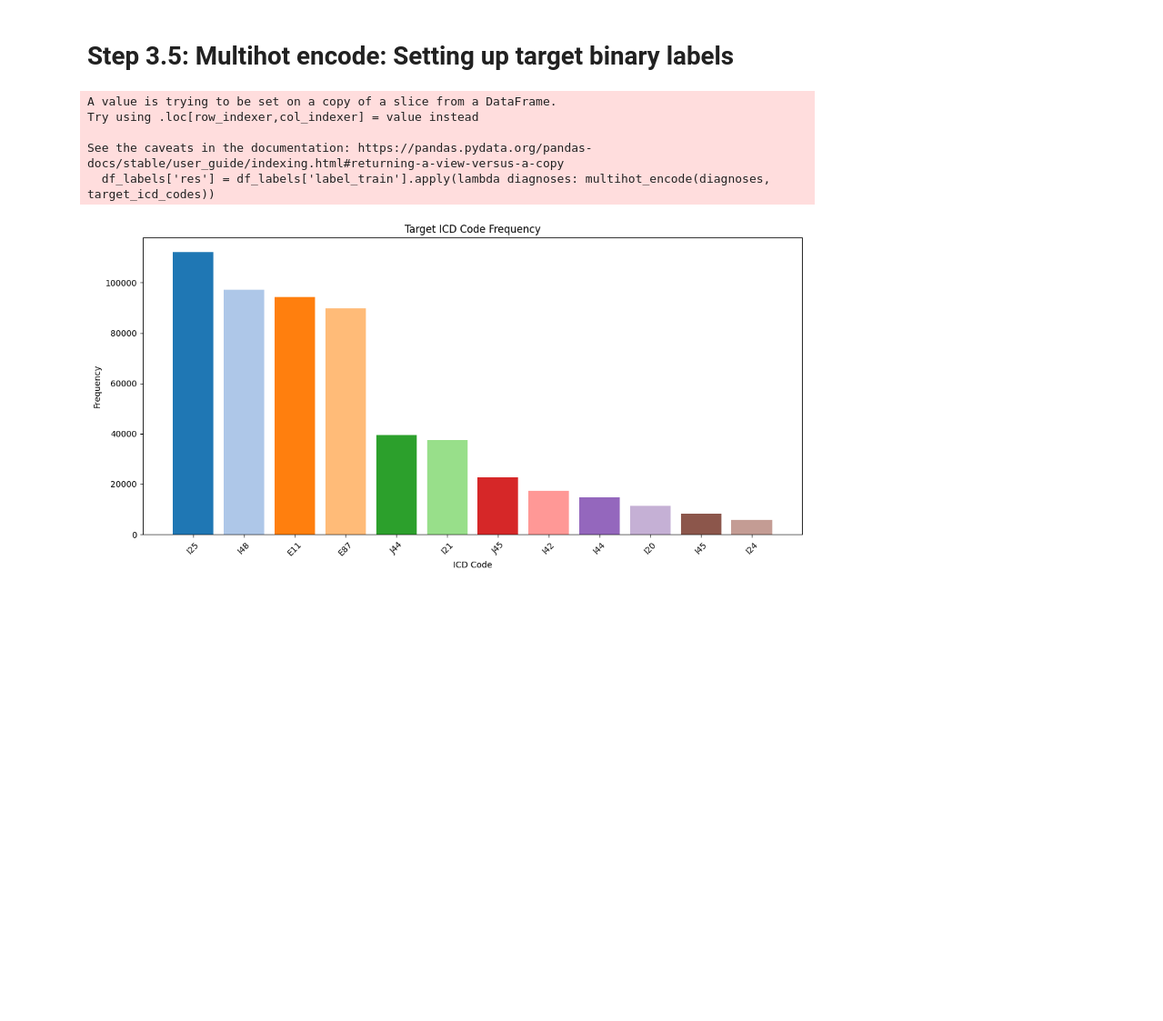
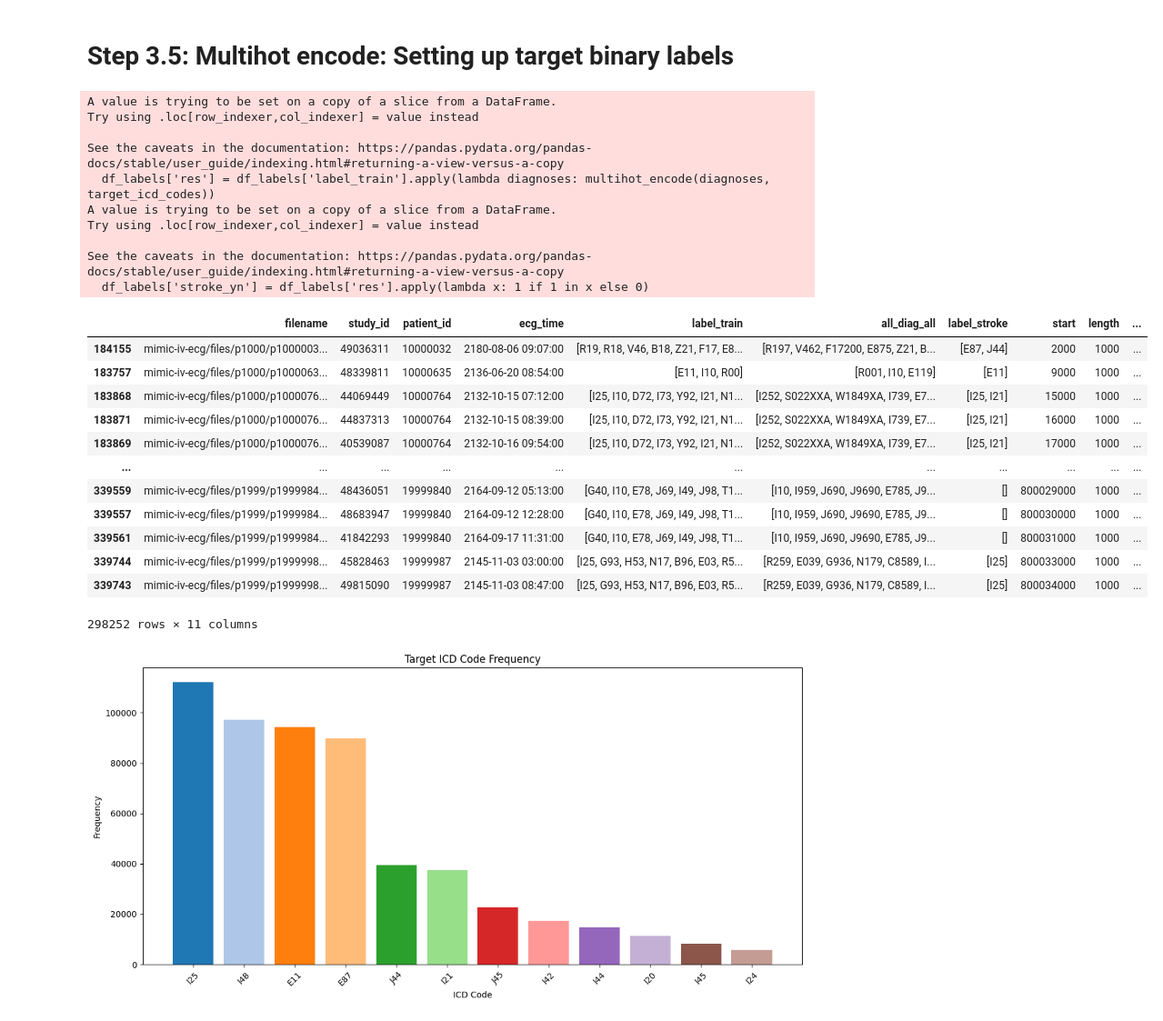
Before and after one commit to Zfeng0207/FIT3199-FYP, a Jupyter notebook: data_ingestion_and_preprocessing.ipynb, the cells around one changed output. Shown at 91% size. Drawn from its saved outputs; the diff is of its cells as text; code cells hidden in the pictures; blank space fills up the shorter version.

```diff
--- a/data_ingestion_and_preprocessing.ipynb
+++ b/data_ingestion_and_preprocessing.ipynb
@@ -304,8 +304,10 @@ def multihot_encode(diagnoses, icd_codes):
     num_classes = len(icd_codes)
     res = np.zeros(num_classes, dtype=np.float32)
     for diag in diagnoses:
-        if diag in icd_codes:
-            res[icd_codes.index(diag)] = 1
+        for i, code in enumerate(icd_codes):  # Iterate through icd_codes with index
+            if diag.startswith(code):
+                res[i] = 1
+                break
     return res
 # %%
 memmap_meta_path = "/content/drive/MyDrive/Colab Notebooks/ECG-MIMIC-main/src/data/memmap/memmap_meta.npz"
@@ -324,7 +326,10 @@ df_labels =  df_full[["filename",
             "start",
             "length"]]
 
-target_icd_codes = ("I481", "R000", "R001", "I210", "I200", "I20", "I21", "I24", "I25", "I42", "E87", "I48", "I44", "I45", "E1129", "E11", "J44", "J45")
+target_icd_codes = (
+    "I20", "I21", "I24", "I25",
+    "I42", "E87", "I48", "I44", "I45", "E11", "J44", "J45"
+)
 
 df_labels['res'] = df_labels['label_train'].apply(lambda diagnoses: multihot_encode(diagnoses, target_icd_codes))
 
@@ -337,6 +342,27 @@ Try using .loc[row_indexer,col_indexer] = value instead
 
 See the caveats in the documentation: https://pandas.pydata.org/pandas-docs/stable/user_guide/indexing.html#returning-a-view-versus-a-copy
   df_labels['res'] = df_labels['label_train'].apply(lambda diagnoses: multihot_encode(diagnoses, target_icd_codes))
+A value is trying to be set on a copy of a slice from a DataFrame.
+Try using .loc[row_indexer,col_indexer] = value instead
+
+See the caveats in the documentation: https://pandas.pydata.org/pandas-docs/stable/user_guide/indexing.html#returning-a-view-versus-a-copy
+  df_labels['stroke_yn'] = df_labels['res'].apply(lambda x: 1 if 1 in x else 0)
+# %%
+df_rm_nan
+# %% [output]
+|  | filename | study_id | patient_id | ecg_time | label_train | all_diag_all | label_stroke | start | length | ... |
+| 184155 | mimic-iv-ecg/files/p1000/p1000003... | 49036311 | 10000032 | 2180-08-06 09:07:00 | [R19, R18, V46, B18, Z21, F17, E8... | [R197, V462, F17200, E875, Z21, B... | [E87, J44] | 2000 | 1000 | ... |
+| 183757 | mimic-iv-ecg/files/p1000/p1000063... | 48339811 | 10000635 | 2136-06-20 08:54:00 | [E11, I10, R00] | [R001, I10, E119] | [E11] | 9000 | 1000 | ... |
+| 183868 | mimic-iv-ecg/files/p1000/p1000076... | 44069449 | 10000764 | 2132-10-15 07:12:00 | [I25, I10, D72, I73, Y92, I21, N1... | [I252, S022XXA, W1849XA, I739, E7... | [I25, I21] | 15000 | 1000 | ... |
+| 183871 | mimic-iv-ecg/files/p1000/p1000076... | 44837313 | 10000764 | 2132-10-15 08:39:00 | [I25, I10, D72, I73, Y92, I21, N1... | [I252, S022XXA, W1849XA, I739, E7... | [I25, I21] | 16000 | 1000 | ... |
+| 183869 | mimic-iv-ecg/files/p1000/p1000076... | 40539087 | 10000764 | 2132-10-16 09:54:00 | [I25, I10, D72, I73, Y92, I21, N1... | [I252, S022XXA, W1849XA, I739, E7... | [I25, I21] | 17000 | 1000 | ... |
+| ... | ... | ... | ... | ... | ... | ... | ... | ... | ... | ... |
+| 339559 | mimic-iv-ecg/files/p1999/p1999984... | 48436051 | 19999840 | 2164-09-12 05:13:00 | [G40, I10, E78, J69, I49, J98, T1... | [I10, I959, J690, J9690, E785, J9... | [] | 800029000 | 1000 | ... |
+| 339557 | mimic-iv-ecg/files/p1999/p1999984... | 48683947 | 19999840 | 2164-09-12 12:28:00 | [G40, I10, E78, J69, I49, J98, T1... | [I10, I959, J690, J9690, E785, J9... | [] | 800030000 | 1000 | ... |
+| 339561 | mimic-iv-ecg/files/p1999/p1999984... | 41842293 | 19999840 | 2164-09-17 11:31:00 | [G40, I10, E78, J69, I49, J98, T1... | [I10, I959, J690, J9690, E785, J9... | [] | 800031000 | 1000 | ... |
+| 339744 | mimic-iv-ecg/files/p1999/p1999998... | 45828463 | 19999987 | 2145-11-03 03:00:00 | [I25, G93, H53, N17, B96, E03, R5... | [R259, E039, G936, N179, C8589, I... | [I25] | 800033000 | 1000 | ... |
+| 339743 | mimic-iv-ecg/files/p1999/p1999998... | 49815090 | 19999987 | 2145-11-03 08:47:00 | [I25, G93, H53, N17, B96, E03, R5... | [R259, E039, G936, N179, C8589, I... | [I25] | 800034000 | 1000 | ... |
+298252 rows × 11 columns
 # %%
 import matplotlib.pyplot as plt
 from collections import Counter
```
Also changed, not shown: parts of 2 cells of this notebook.
